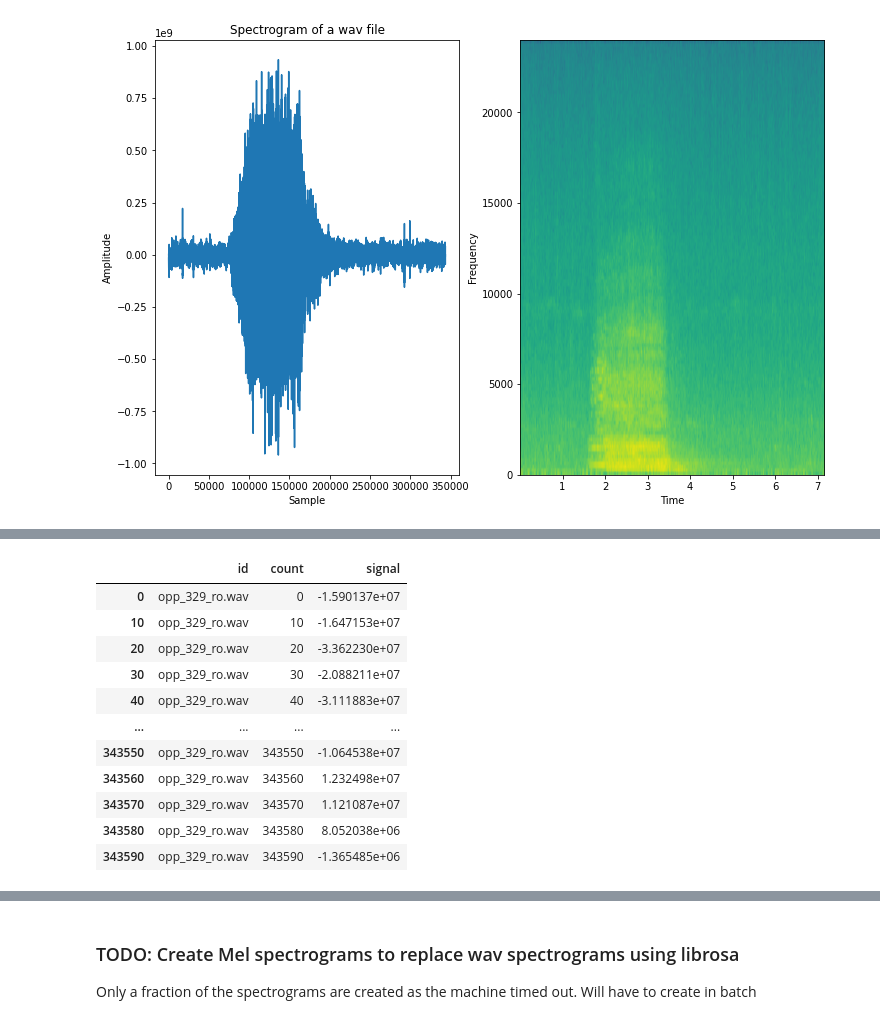
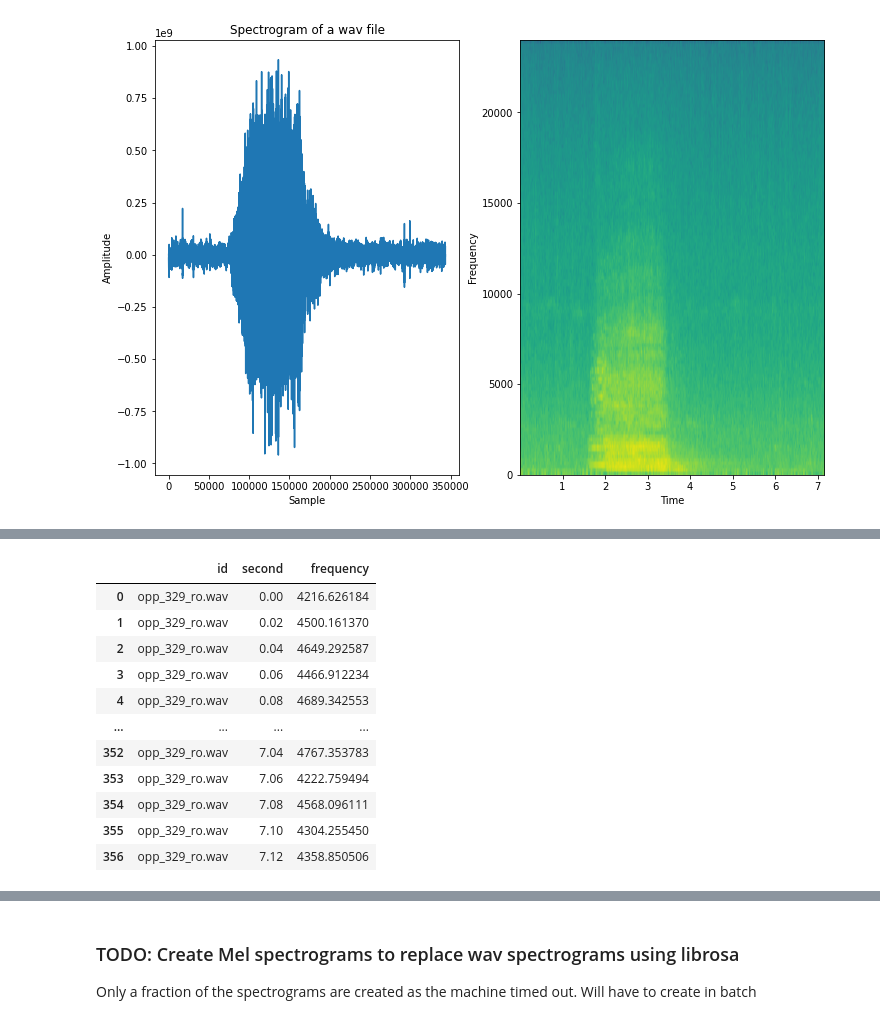
Before and after one commit to karmatarap/capstone_project, a Jupyter notebook: notebooks/TSFresh_analysis.ipynb, the cells around one changed output, grey strips where cells are left out. Cells and saved outputs as stored; diff of their text form; code cells hidden in the pictures.

Commit message:
fourier frequency calculation per bin

```diff
--- a/notebooks/TSFresh_analysis.ipynb
+++ b/notebooks/TSFresh_analysis.ipynb
@@ -123,0 +143,9 @@ plt.show()
+# %%
+def make_series(signalData, samplingFrequency, bin_value):
+    freq_list = []
+    time_list = []
+    bin = bin_value
+    for i in range(int(len(signalData)/samplingFrequency*bin)):
+        freq_list.append(spectral_statistics(signalData[i*int(samplingFrequency/bin):(i+1)*int(samplingFrequency/bin)], samplingFrequency))
+        time_list.append(i*(1/bin))
+    return freq_list, time_list
@@ -123,0 +154,4 @@ plt.show()
+# %%
+bin_v = 50
+# %%
+freq_list, time_list = make_series(signalData, samplingFrequency, bin_v)
@@ -124,62 +166,62 @@ plt.show()
 # %%
-count_list = []
+second_list = []
 id_list = []
-for i in range(len(signalData)):
-    count_list.append(i)
+for i in range(len(time_list)):
+    second_list.append(time_list[i])
     id_list.append('opp_329_ro.wav')
 # %%
-count_df = pd.DataFrame(list(zip(id_list, count_list, signalData)), columns=["id","count", "signal"])
-mean_signal = count_df['signal'].mean()
-count_df['signal'] = count_df['signal'] - mean_signal
+df = pd.DataFrame(list(zip(id_list, second_list, freq_list)), columns=["id","second", "frequency"])
 
-def smoothing(df):
-    lag_1 = df['signal'].shift(1)
-    lag_2 = df['signal'].shift(2)
-    lag_3 = df['signal'].shift(3)
-    lag_4 = df['signal'].shift(4)
-    lag_5 = df['signal'].shift(5)
-    lag_6 = df['signal'].shift(6)
-    lag_7 = df['signal'].shift(7)
-    lag_8 = df['signal'].shift(8)
-    lag_9 = df['signal'].shift(9)
+df
 
-    df_new = pd.concat([df, lag_1, lag_2, lag_3, lag_4, lag_5, lag_6, lag_7, lag_8, lag_9], axis=1)
-    column_name_list = ["id","count", "signal", "lag_1", "lag_2", "lag_3", "lag_4", "lag_5", "lag_6", "lag_7", "lag_8", "lag_9"]
-    df_new.columns = column_name_list
-    df_new['avg'] = df_new[column_name_list[2:]].mean(axis=1)
-    df_new_return = df_new[['id', 'count', 'avg']]
-    df_new_rename = df_new_return.rename(columns={'avg': 'signal'})
-    return df_new_rename.iloc[::10, :]
+# def smoothing(df):
+#     lag_1 = df['signal'].shift(1)
+#     lag_2 = df['signal'].shift(2)
+#     lag_3 = df['signal'].shift(3)
+#     lag_4 = df['signal'].shift(4)
+#     lag_5 = df['signal'].shift(5)
+#     lag_6 = df['signal'].shift(6)
+#     lag_7 = df['signal'].shift(7)
+#     lag_8 = df['signal'].shift(8)
+#     lag_9 = df['signal'].shift(9)
 
-smoothed_df = smoothing(count_df)
+#     df_new = pd.concat([df, lag_1, lag_2, lag_3, lag_4, lag_5, lag_6, lag_7, lag_8, lag_9], axis=1)
+#     column_name_list = ["id","count", "signal", "lag_1", "lag_2", "lag_3", "lag_4", "lag_5", "lag_6", "lag_7", "lag_8", "lag_9"]
+#     df_new.columns = column_name_list
+#     df_new['avg'] = df_new[column_name_list[2:]].mean(axis=1)
+#     df_new_return = df_new[['id', 'count', 'avg']]
+#     df_new_rename = df_new_return.rename(columns={'avg': 'signal'})
+#     return df_new_rename.iloc[::10, :]
 
-smoothed_df
+# smoothed_df = smoothing(count_df)
 
-# lag_1 = count_df['signal'].shift(1)
+# smoothed_df
+
+# # lag_1 = count_df['signal'].shift(1)
 # lag_2 = count_df['signal'].shift(2)
 # lag_3 = count_df['signal'].shift(3)
 # lag_4 = count_df['signal'].shift(4)
 # lag_5 = count_df['signal'].shift(5)
 # lag_6 = count_df['signal'].shift(6)
 # lag_7 = count_df['signal'].shift(7)
 # lag_8 = count_df['signal'].shift(8)
 # lag_9 = count_df['signal'].shift(9)
 # count_df_new=pd.concat([count_df, lag_1, lag_2, lag_3, lag_4, lag_5, lag_6, lag_7, lag_8, lag_9], axis=1)
 
 # column_name_list = ["id","count", "signal", "lag_1", "lag_2", "lag_3", "lag_4", "lag_5", "lag_6", "lag_7", "lag_8", "lag_9"]
 # count_df_new.columns = column_name_list
 # count_df_new['avg'] = count_df_new[column_name_list[2:]].mean(axis=1)
 # count_df_new
 # %% [output]
-|  | id | count | signal |
-| 0 | opp_329_ro.wav | 0 | -1.590137e+07 |
-| 10 | opp_329_ro.wav | 10 | -1.647153e+07 |
-| 20 | opp_329_ro.wav | 20 | -3.362230e+07 |
-| 30 | opp_329_ro.wav | 30 | -2.088211e+07 |
-| 40 | opp_329_ro.wav | 40 | -3.111883e+07 |
+|  | id | second | frequency |
+| 0 | opp_329_ro.wav | 0.00 | 4216.626184 |
+| 1 | opp_329_ro.wav | 0.02 | 4500.161370 |
+| 2 | opp_329_ro.wav | 0.04 | 4649.292587 |
+| 3 | opp_329_ro.wav | 0.06 | 4466.912234 |
+| 4 | opp_329_ro.wav | 0.08 | 4689.342553 |
 | ... | ... | ... | ... |
-| 343550 | opp_329_ro.wav | 343550 | -1.064538e+07 |
-| 343560 | opp_329_ro.wav | 343560 | 1.232498e+07 |
-| 343570 | opp_329_ro.wav | 343570 | 1.121087e+07 |
-| 343580 | opp_329_ro.wav | 343580 | 8.052038e+06 |
-| 343590 | opp_329_ro.wav | 343590 | -1.365485e+06 |
+| 352 | opp_329_ro.wav | 7.04 | 4767.353783 |
+| 353 | opp_329_ro.wav | 7.06 | 4222.759494 |
+| 354 | opp_329_ro.wav | 7.08 | 4568.096111 |
+| 355 | opp_329_ro.wav | 7.10 | 4304.255450 |
+| 356 | opp_329_ro.wav | 7.12 | 4358.850506 |
```
Also changed, not shown: parts of 11 cells of this notebook, 1 other file.
